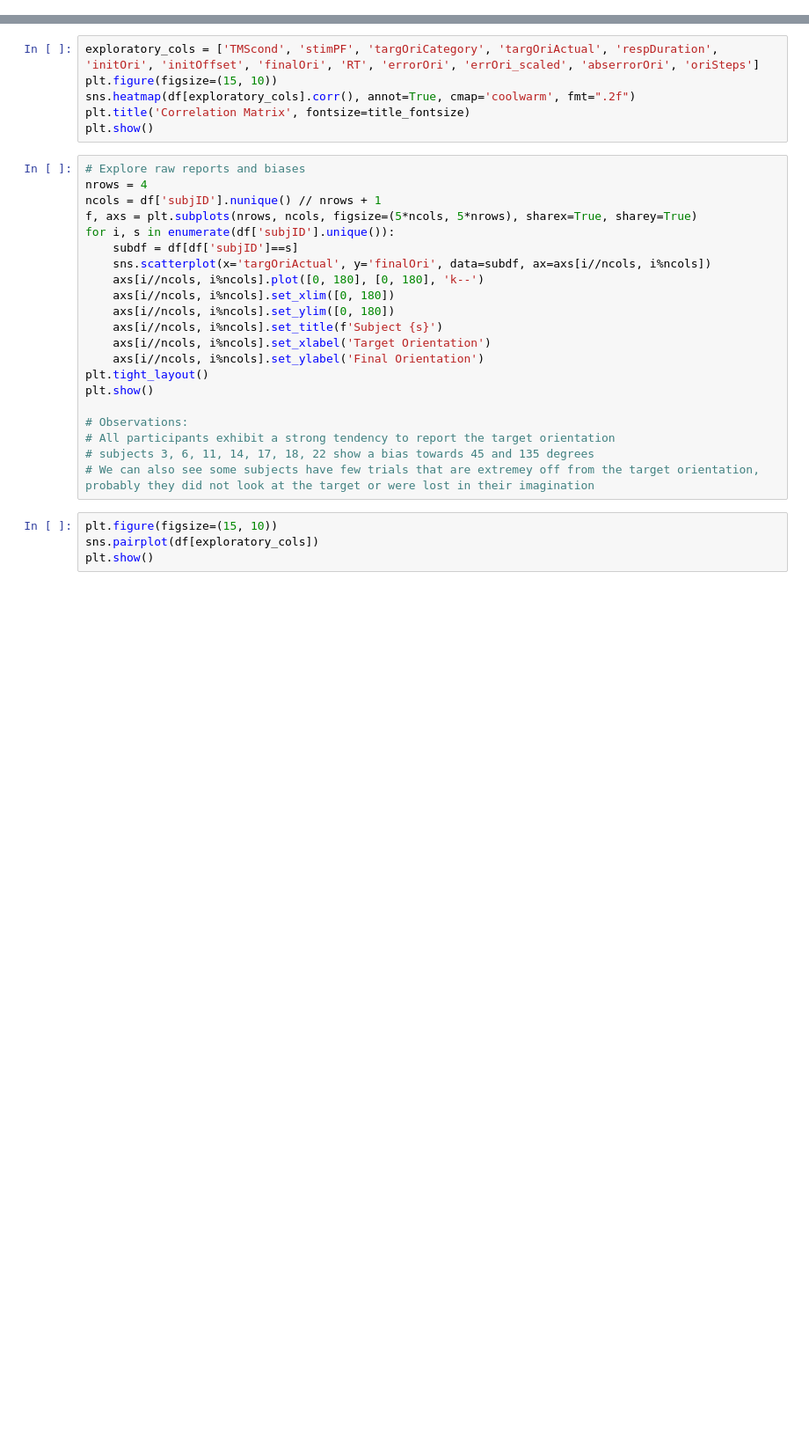
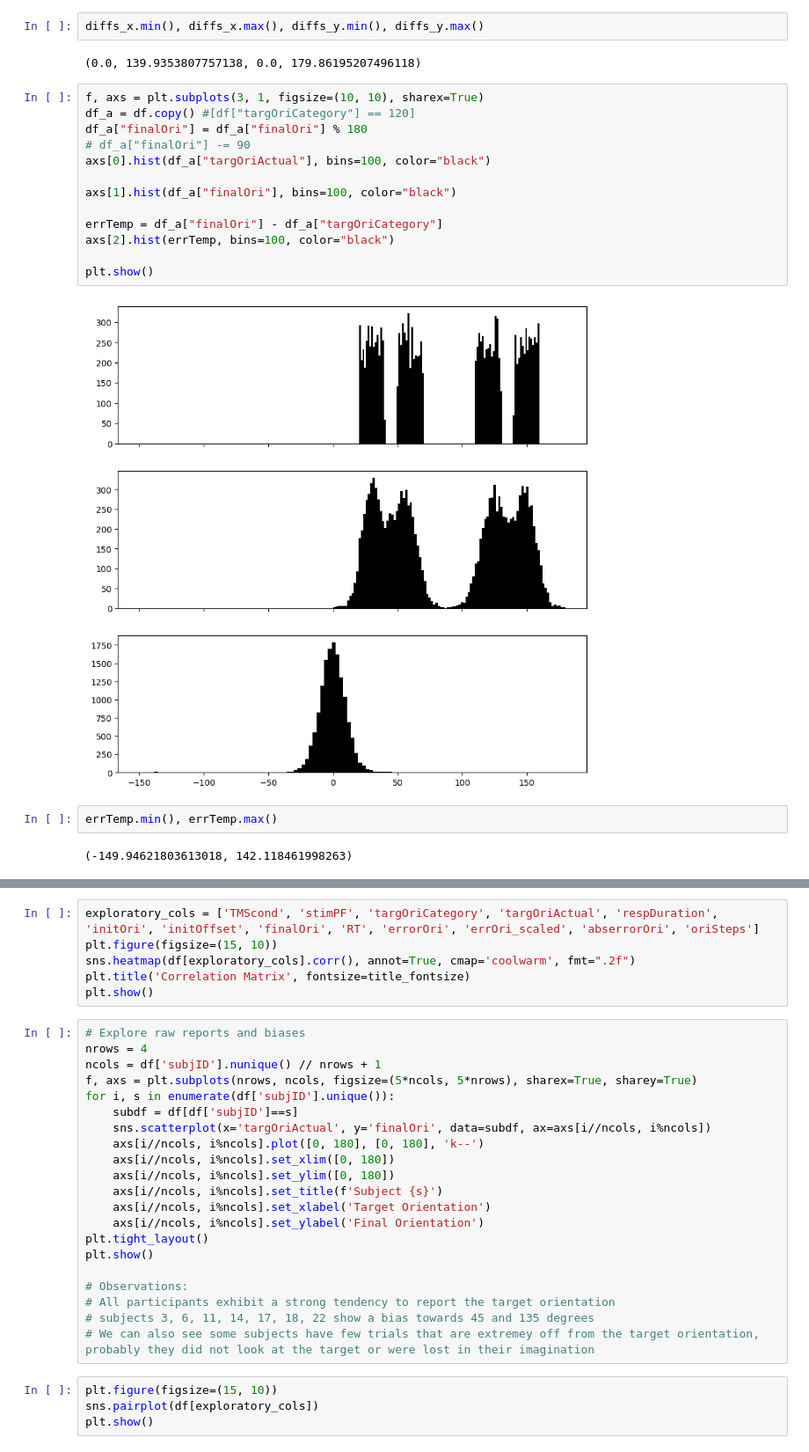
Before and after one commit to mindemory/srh_ori, a Jupyter notebook: oriAnalysis/analyzeBehav/behavAnalysis.ipynb, the cells around one changed output, grey strips where cells are left out. Shown at 88% size. Cells and saved outputs as stored; diff of their text form; blank space fills up the shorter version.

```diff
--- a/oriAnalysis/analyzeBehav/behavAnalysis.ipynb
+++ b/oriAnalysis/analyzeBehav/behavAnalysis.ipynb
@@ -40,0 +176,23 @@ df.head()
+# %%
+diffs_x.min(), diffs_x.max(), diffs_y.min(), diffs_y.max()
+# %% [output]
+(0.0, 139.9353807757138, 0.0, 179.86195207496118)
+# %%
+f, axs = plt.subplots(3, 1, figsize=(10, 10), sharex=True)
+df_a = df.copy() #[df["targOriCategory"] == 120]
+df_a["finalOri"] = df_a["finalOri"] % 180
+# df_a["finalOri"] -= 90
+axs[0].hist(df_a["targOriActual"], bins=100, color="black")
+
+axs[1].hist(df_a["finalOri"], bins=100, color="black")
+
+errTemp = df_a["finalOri"] - df_a["targOriCategory"]
+axs[2].hist(errTemp, bins=100, color="black")
+
+plt.show()
+# %% [output]
+[figure, added]
+# %%
+errTemp.min(), errTemp.max()
+# %% [output]
+(-149.94621803613018, 142.118461998263)
```
Also changed, not shown: parts of 22 cells of this notebook, 4 other files.
